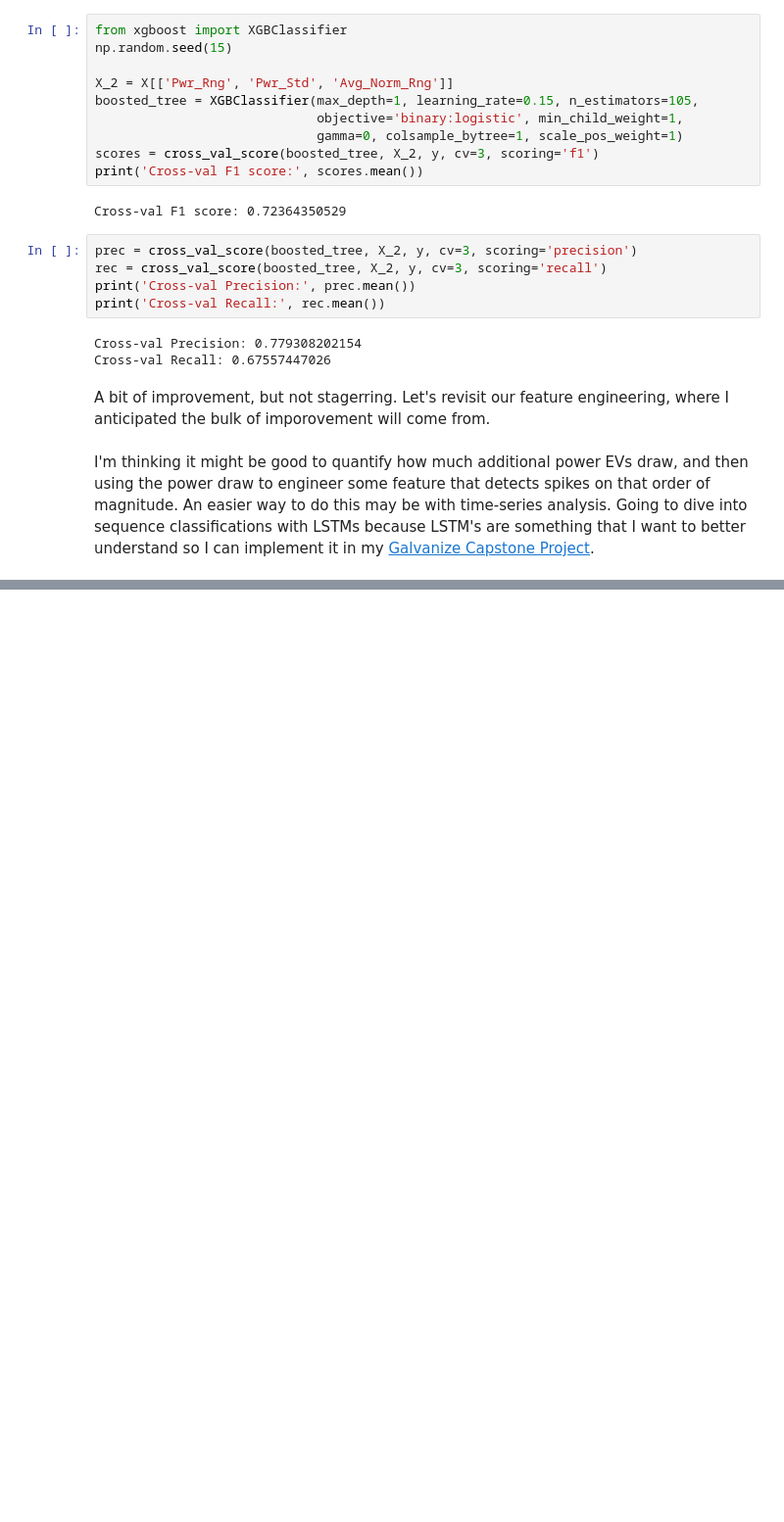
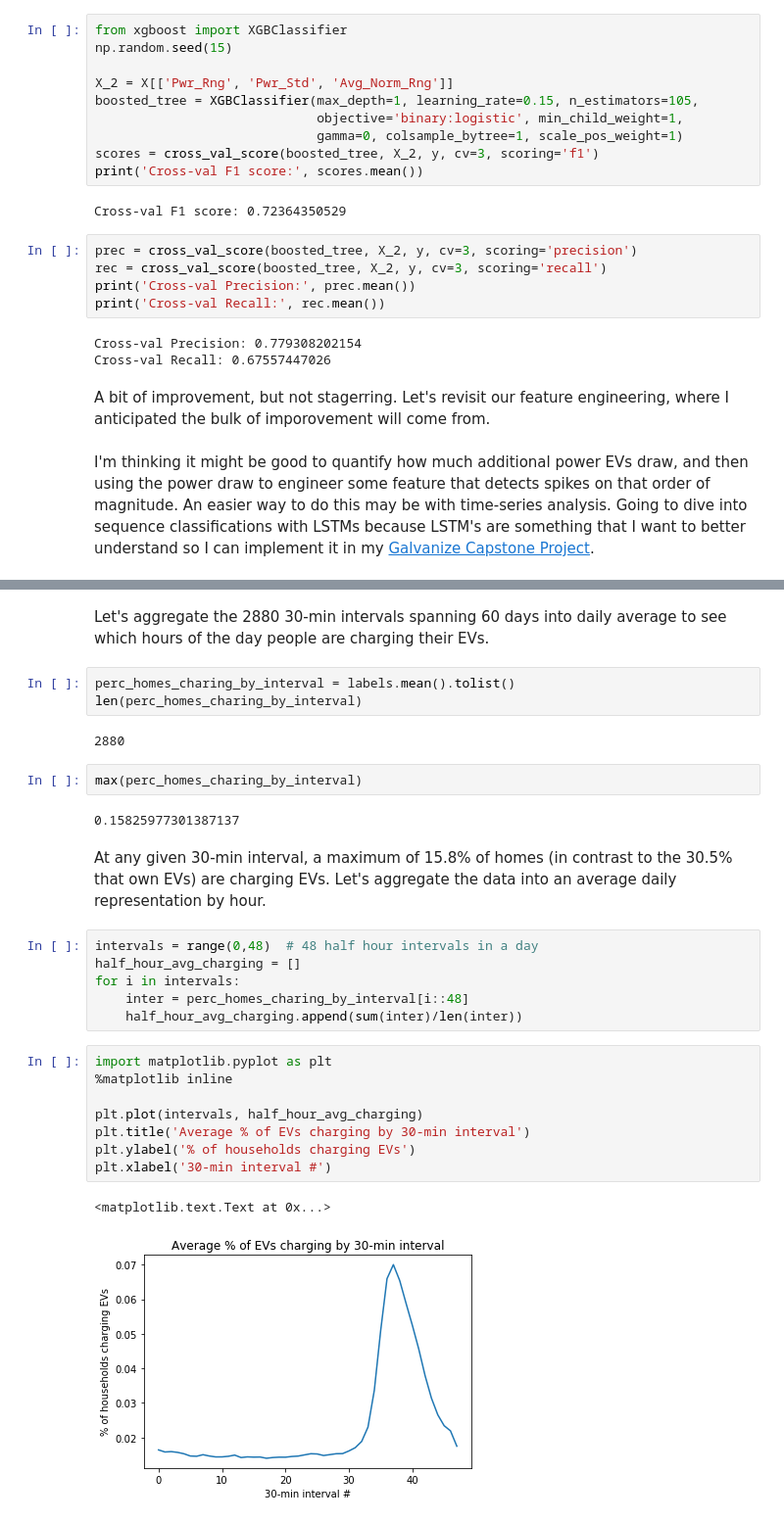
Before and after one commit to kykiefer/electric-vehicle-detection, a Jupyter notebook: eda.ipynb, the cells around one changed output, grey strips where cells are left out. Shown: that part at 98% size. Saved outputs shown, nothing was run; the diff lists cells and outputs as text; blank space fills up the shorter version.

```diff
--- a/eda.ipynb
+++ b/eda.ipynb
@@ -202,0 +212,30 @@ I'm thinking it might be good to quantify how much additional power EVs draw, an
+# %% [markdown]
+Let's aggregate the 2880 30-min intervals spanning 60 days into daily average to see which hours of the day people are charging their EVs.
+# %%
+perc_homes_charing_by_interval = labels.mean().tolist()
+len(perc_homes_charing_by_interval)
+# %% [output]
+2880
+# %%
+max(perc_homes_charing_by_interval)
+# %% [output]
+0.15825977301387137
+# %% [markdown]
+At any given 30-min interval, a maximum of 15.8% of homes (in contrast to the 30.5% that own EVs) are charging EVs. Let's aggregate the data into an average daily representation by hour.
+# %%
+intervals = range(0,48)  # 48 half hour intervals in a day
+half_hour_avg_charging = []
+for i in intervals:
+    inter = perc_homes_charing_by_interval[i::48]
+    half_hour_avg_charging.append(sum(inter)/len(inter))
+# %%
+import matplotlib.pyplot as plt
+%matplotlib inline
+
+plt.plot(intervals, half_hour_avg_charging)
+plt.title('Average % of EVs charging by 30-min interval')
+plt.ylabel('% of households charging EVs')
+plt.xlabel('30-min interval #')
+# %% [output]
+<matplotlib.text.Text at 0x...>
+[figure, added]
```
Also changed, not shown: parts of 8 cells of this notebook.
